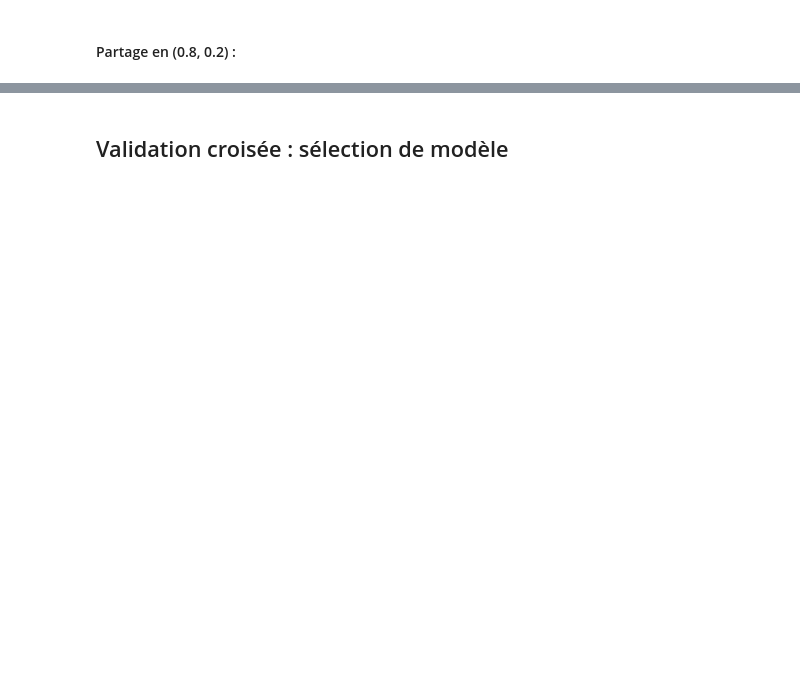
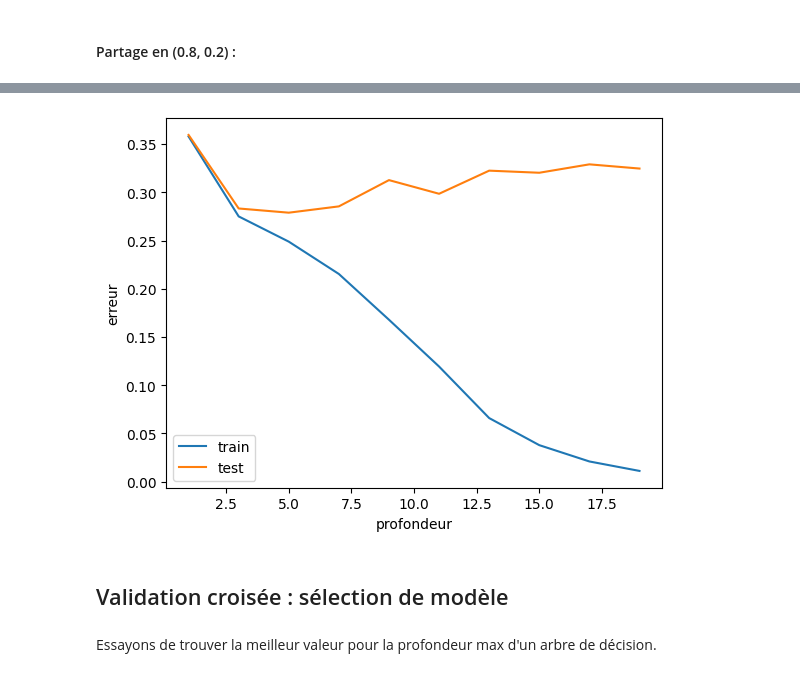
Before and after one commit to yonamellul/ML, a Jupyter notebook: TME1/TME1_MELLUL.ipynb, the cells around one changed output, grey strips where cells are left out. Saved outputs shown, nothing was run; the diff lists cells and outputs as text; code cells hidden in the pictures; blank space fills up the shorter version.

```diff
--- a/TME1/TME1_MELLUL.ipynb
+++ b/TME1/TME1_MELLUL.ipynb
@@ -344,2 +258,9 @@ plt.show()
+# %%
+datax_app, datax_test, datay_app, datay_test = partage(datax, datay, 0.8)
+compute_error(depths)
+# %% [output]
+[figure, added]
 # %% [markdown]
 ## Validation croisée : sélection de modèle
+# %% [markdown]
+Essayons de trouver la meilleur valeur pour la profondeur max d'un arbre de décision.
```
Also changed, not shown: parts of 34 cells of this notebook, 7 other files.
